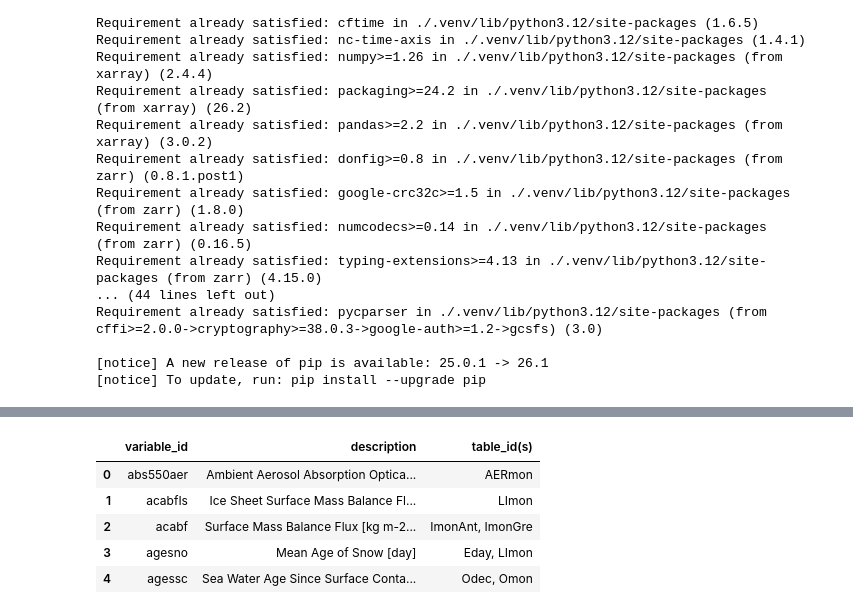
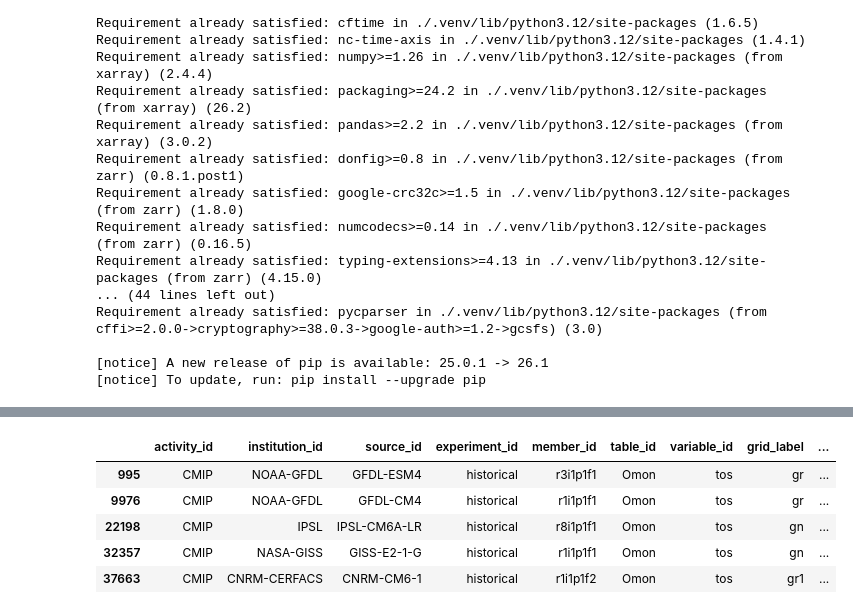
Before and after one commit to natalie3huynh/dcs106-project3, a Jupyter notebook: natalie.ipynb, the cells around one changed output, grey strips where cells are left out. Saved outputs shown, nothing was run; the diff lists cells and outputs as text; code cells hidden in the pictures.

```diff
--- a/natalie.ipynb
+++ b/natalie.ipynb
@@ -56,9 +52,0 @@ variables = pd.read_csv("data/cmip6_variables.csv")
-# %%
-variables.head()
-# %% [output]
-|  | variable_id | description | table_id(s) |
-| 0 | abs550aer | Ambient Aerosol Absorption Optica... | AERmon |
-| 1 | acabfIs | Ice Sheet Surface Mass Balance Fl... | LImon |
-| 2 | acabf | Surface Mass Balance Flux [kg m-2... | ImonAnt, ImonGre |
-| 3 | agesno | Mean Age of Snow [day] | Eday, LImon |
-| 4 | agessc | Sea Water Age Since Surface Conta... | Odec, Omon |
@@ -68,0 +66,18 @@ cmip_activity.to_csv("data/cmip_data.csv")
+# %%
+#focusing on ocean data
+ocean_data = df.query("table_id == 'Omon' & experiment_id == 'historical'")
+fs = gcsfs.GCSFileSystem(token="anon")
+
+tos_df = ocean_data[
+    (ocean_data["variable_id"] == "tos") &
+    (ocean_data["table_id"] == "Omon") &
+    (ocean_data["experiment_id"] == "historical")
+].drop_duplicates(subset="source_id")
+tos_df.head()
+# %% [output]
+|  | activity_id | institution_id | source_id | experiment_id | member_id | table_id | variable_id | grid_label | ... |
+| 995 | CMIP | NOAA-GFDL | GFDL-ESM4 | historical | r3i1p1f1 | Omon | tos | gr | ... |
+| 9976 | CMIP | NOAA-GFDL | GFDL-CM4 | historical | r1i1p1f1 | Omon | tos | gr | ... |
+| 22198 | CMIP | IPSL | IPSL-CM6A-LR | historical | r8i1p1f1 | Omon | tos | gn | ... |
+| 32357 | CMIP | NASA-GISS | GISS-E2-1-G | historical | r1i1p1f1 | Omon | tos | gn | ... |
+| 37663 | CMIP | CNRM-CERFACS | CNRM-CM6-1 | historical | r1i1p1f2 | Omon | tos | gr1 | ... |
```
Also changed, not shown: parts of 14 cells of this notebook, 1 other file.
